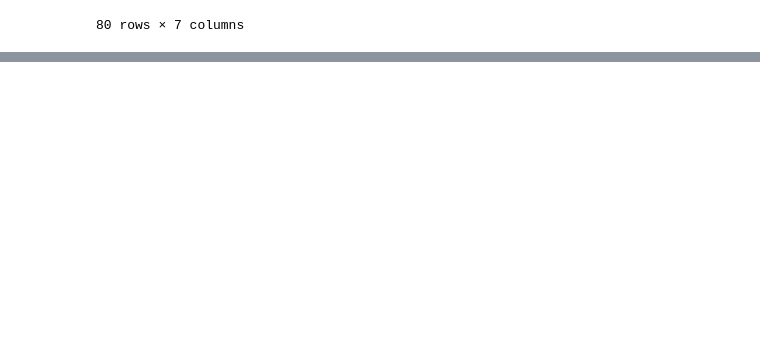
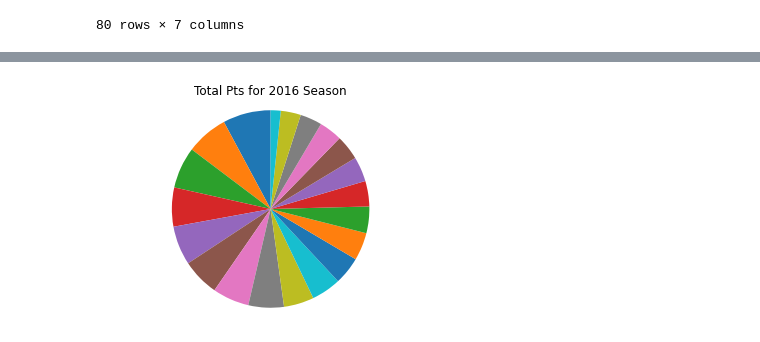
Before and after one commit to ethomps33/Premier_League_Sports_Analysis, a Jupyter notebook: Untitled.ipynb, the cells around one changed output, grey strips where cells are left out. Drawn from its saved outputs; the diff is of its cells as text; code cells hidden in the pictures; blank space fills up the shorter version.

```diff
--- a/Untitled.ipynb
+++ b/Untitled.ipynb
@@ -365,0 +367,7 @@ wins.plot()
+# %%
+plt.pie(wins16['Total Points'], startangle=90)
+plt.axis("equal")
+plt.title('Total Pts for 2016 Season')
+plt.show()
+# %% [output]
+[figure, added]
```
Also changed, not shown: parts of 8 cells of this notebook.
